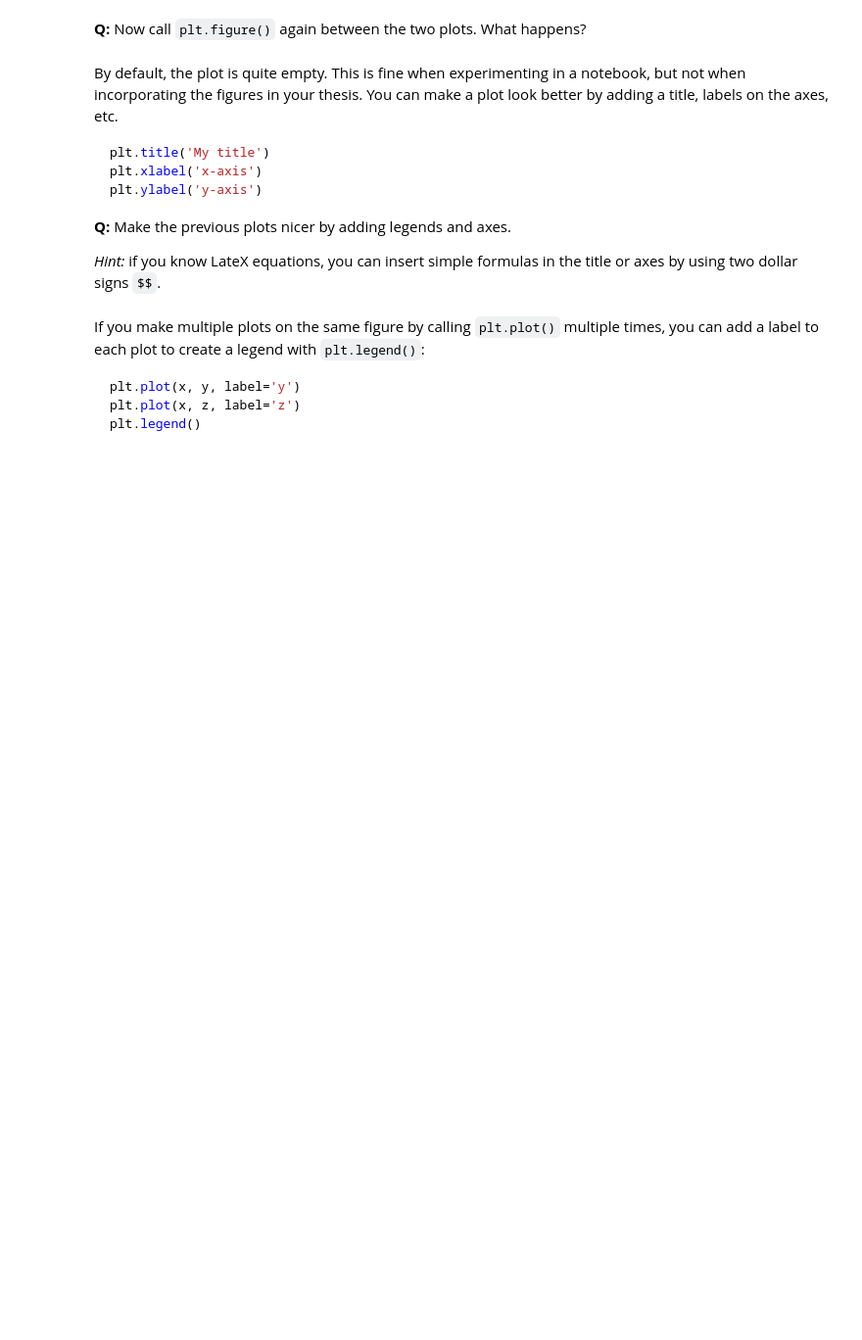
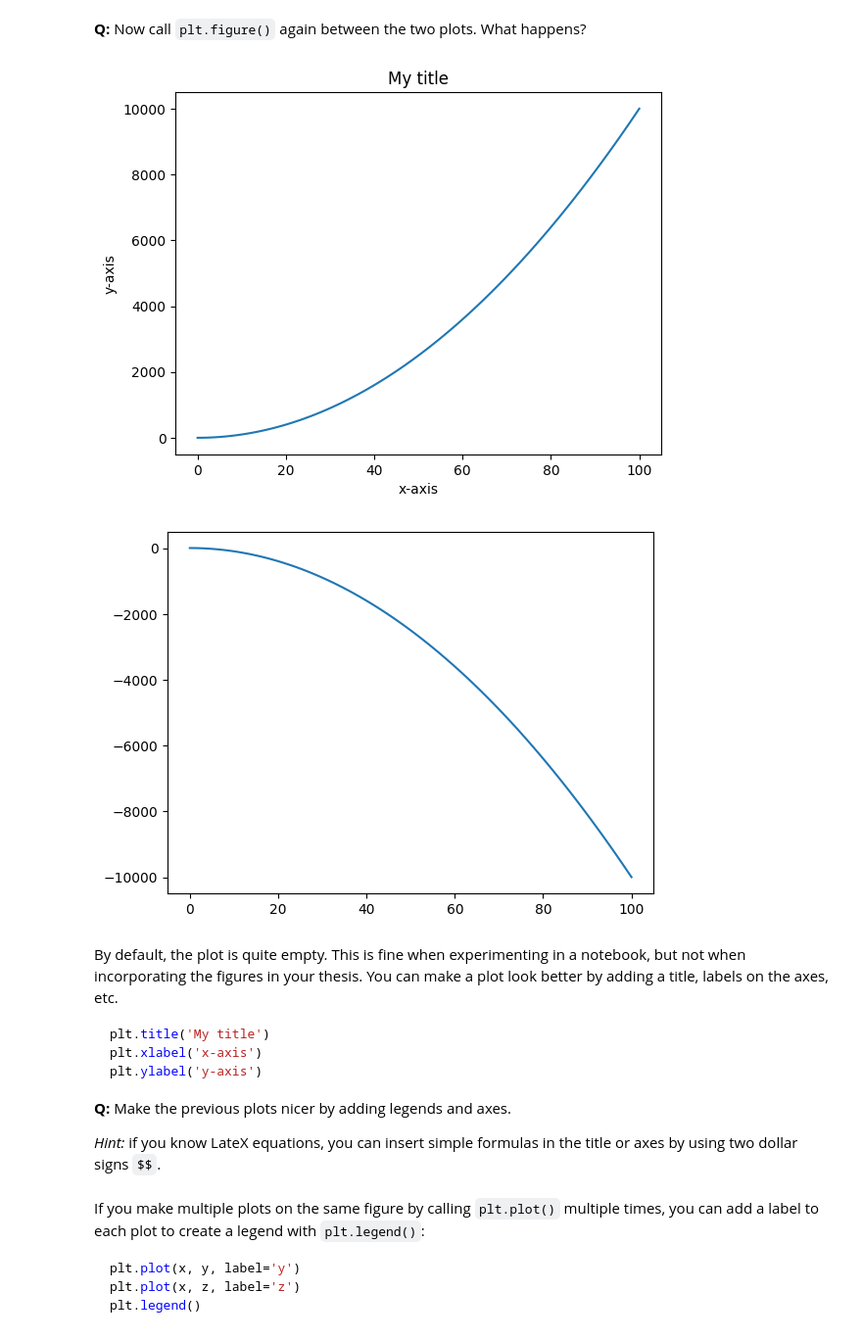
Before and after one commit to 77boom/neurocomputing, a Jupyter notebook: notebooks/2-Numpy.ipynb, the cells around one changed output. Shown at 98% size. Saved outputs shown, nothing was run; the diff lists cells and outputs as text; code cells hidden in the pictures; blank space fills up the shorter version.

```diff
--- a/notebooks/2-Numpy.ipynb
+++ b/notebooks/2-Numpy.ipynb
@@ -621,5 +632,19 @@ The call to `plt.figure()` is also optional, as a new figure is created when you
 # %% [markdown]
 **Q:** Now call `plt.figure()` again between the two plots. What happens?
+# %%
+plt.title('My title')
+plt.xlabel('x-axis')
+plt.ylabel('y-axis')
+
+plt.plot(x, y)
+plt.figure() # 两条曲线分开画，画到 两张图里
+
+plt.plot(x, z)
+
+plt.show()
+# %% [output]
+[figure, added]
+[figure, added]
 # %% [markdown]
 By default, the plot is quite empty. This is fine when experimenting in a notebook, but not when incorporating the figures in your thesis. You can make a plot look better by adding a title, labels on the axes, etc.
 
```
Also changed, not shown: parts of 5 cells of this notebook.
